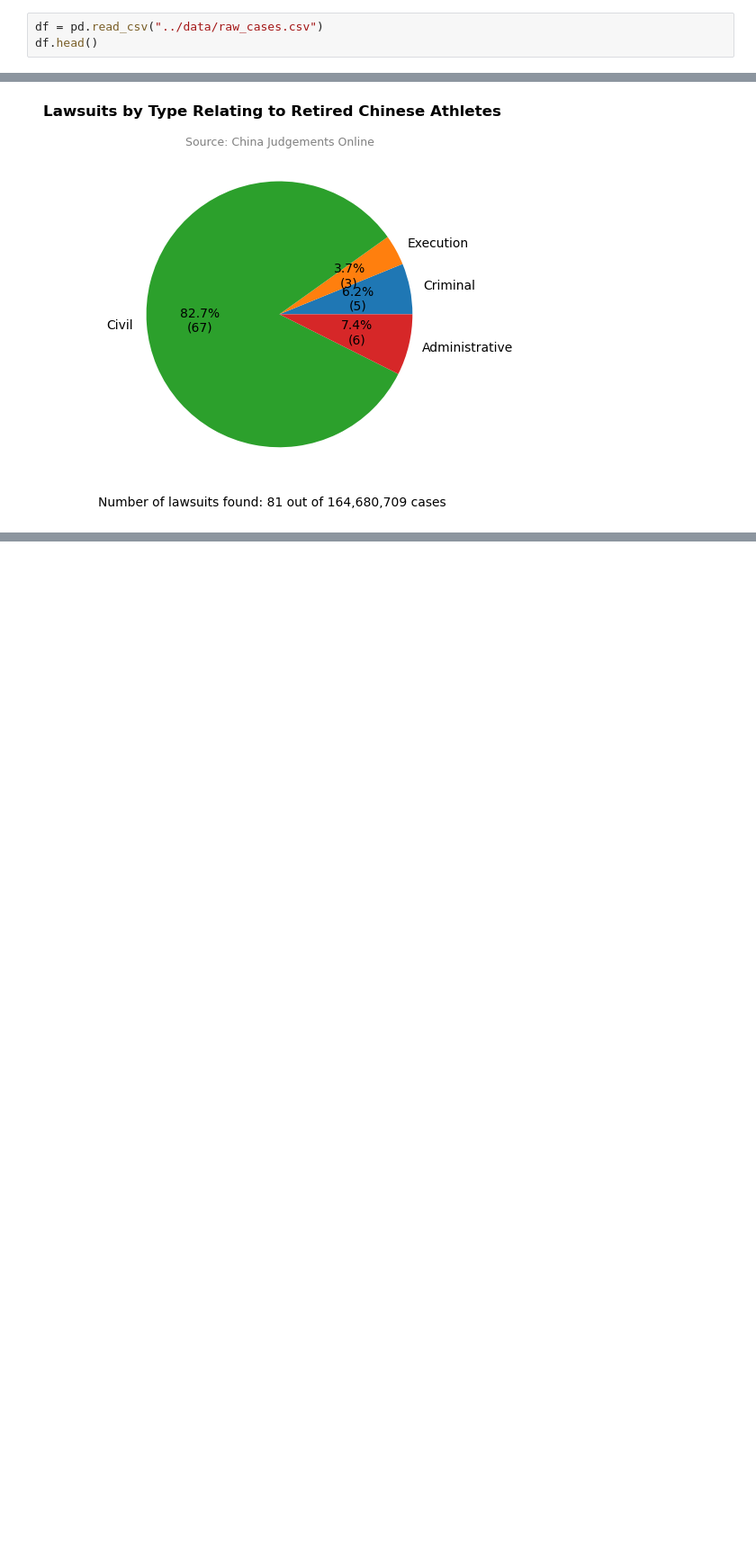
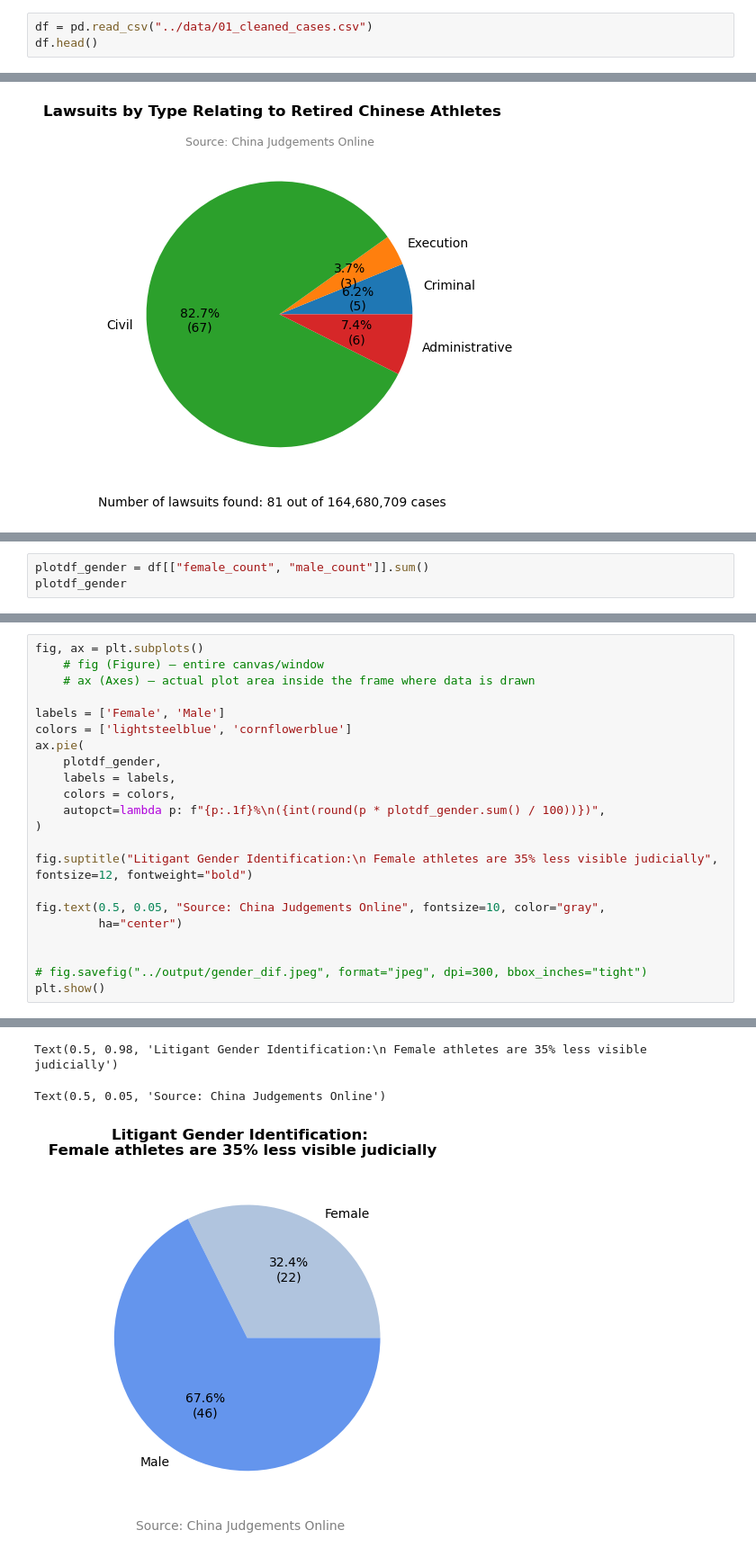
Before and after one commit to wangyixun-frances/qss20_athlete_court_complaints, a Jupyter notebook: code/visualizations.ipynb, the cells around one changed output, grey strips where cells are left out. Shown at 90% size. Saved outputs shown, nothing was run; the diff lists cells and outputs as text; blank space fills up the shorter version.

Commit message:
gender dif visualization, revert 01_clean ligitant filtering

```diff
--- a/code/visualizations.ipynb
+++ b/code/visualizations.ipynb
@@ -12,6 +12,6 @@ import matplotlib.pyplot as plt
 from IPython.core.interactiveshell import InteractiveShell
 InteractiveShell.ast_node_interactivity = "all"
 # %%
-df = pd.read_csv("../data/raw_cases.csv")
+df = pd.read_csv("../data/01_cleaned_cases.csv")
 df.head()
 # %% [output]
@@ -105,0 +108,3 @@ Text(0.5, 0.05, 'Number of lawsuits found: 81 out of 164,680,709 cases')
+# %%
+plotdf_gender = df[["female_count", "male_count"]].sum()
+plotdf_gender
@@ -105,0 +118,23 @@ Text(0.5, 0.05, 'Number of lawsuits found: 81 out of 164,680,709 cases')
+# %%
+fig, ax = plt.subplots()
+    # fig (Figure) — entire canvas/window
+    # ax (Axes) — actual plot area inside the frame where data is drawn
+
+labels = ['Female', 'Male']
+colors = ['lightsteelblue', 'cornflowerblue']
+ax.pie(
+    plotdf_gender,
+    labels = labels,
+    colors = colors,
+    autopct=lambda p: f"{p:.1f}%\n({int(round(p * plotdf_gender.sum() / 100))})",
+)
+
+fig.suptitle("Litigant Gender Identification:\n Female athletes are 35% less visible judicially", fontsize=12, fontweight="bold")
+
+fig.text(0.5, 0.05, "Source: China Judgements Online", fontsize=10, color="gray",
+         ha="center")
+
+
+# fig.savefig("../output/gender_dif.jpeg", format="jpeg", dpi=300, bbox_inches="tight")
+plt.show()
+# %% [output]
@@ -105,0 +147,3 @@ Text(0.5, 0.05, 'Number of lawsuits found: 81 out of 164,680,709 cases')
+Text(0.5, 0.98, 'Litigant Gender Identification:\n Female athletes are 35% less visible judicially')
+Text(0.5, 0.05, 'Source: China Judgements Online')
+[figure, added]
```
Also changed, not shown: parts of 4 cells of this notebook, 6 other files.
